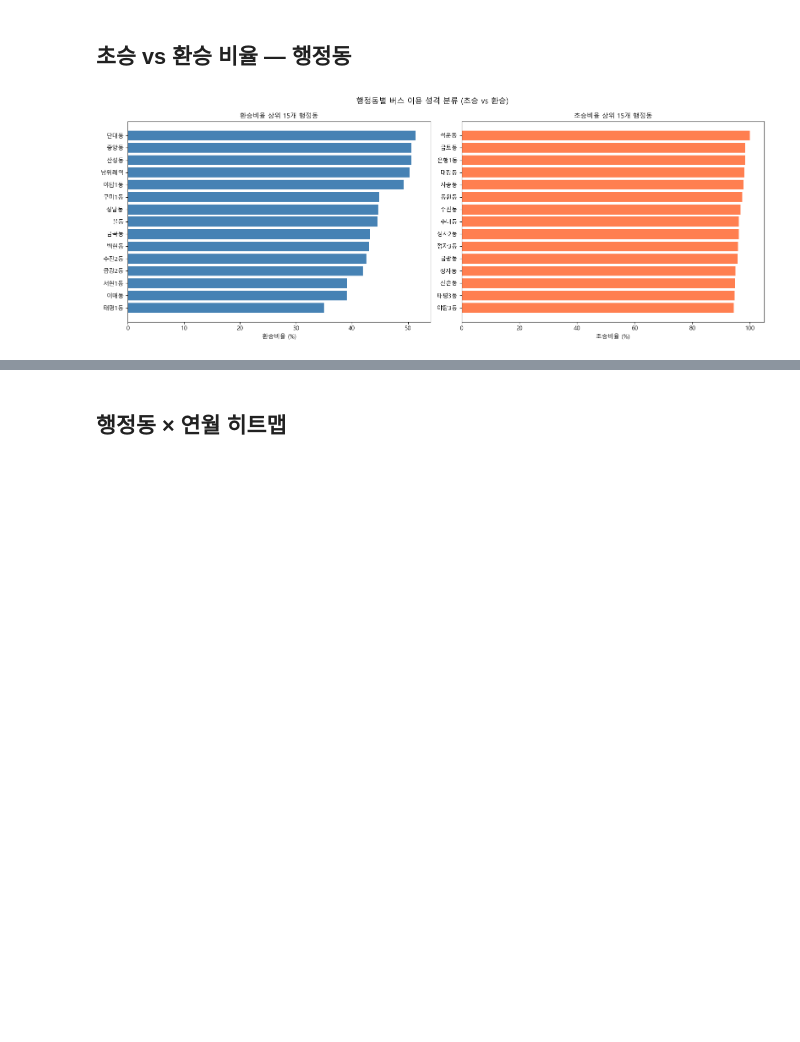
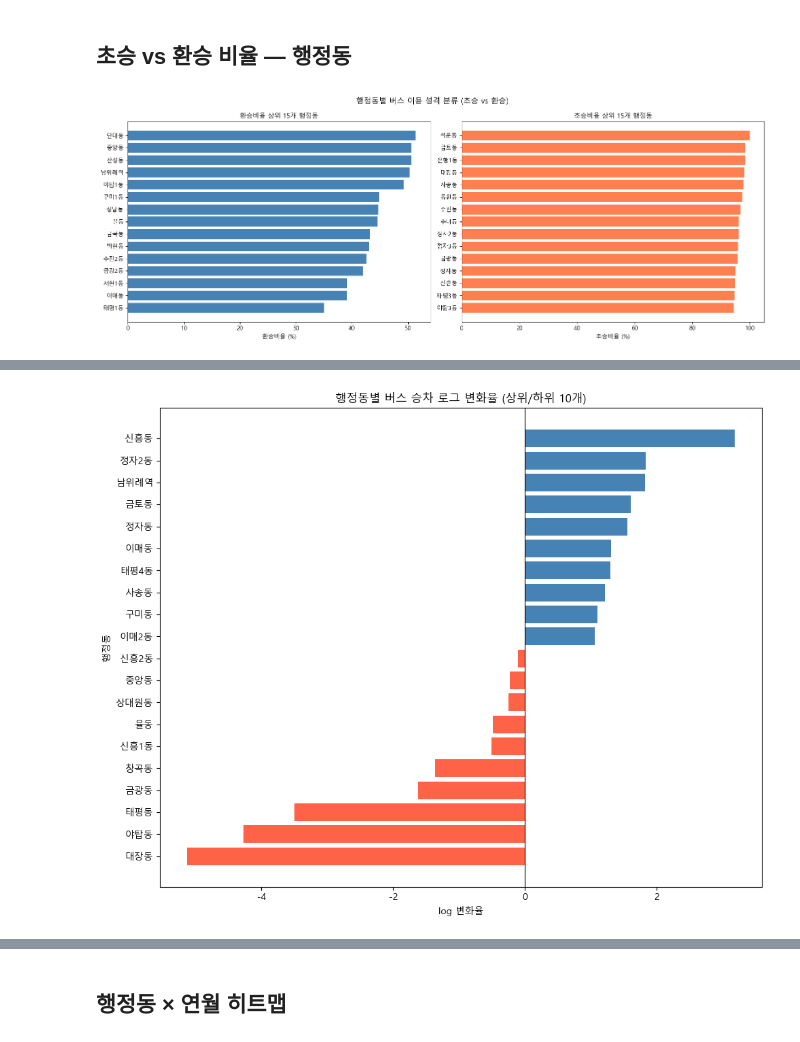
Before and after one commit to bulsajo1/final_project, a Jupyter notebook: sungju/EDA_교통.ipynb, the cells around one changed output, grey strips where cells are left out. Cells and saved outputs as stored; diff of their text form; code cells hidden in the pictures; blank space fills up the shorter version.

```diff
--- a/sungju/EDA_교통.ipynb
+++ b/sungju/EDA_교통.ipynb
@@ -237,0 +282,44 @@ plt.show()
+# %%
+import numpy as np
+import pandas as pd
+
+#  행정동별 시작 / 끝 값
+dong_start = dong_m.sort_values('승하차일자').groupby('행정동').first()
+dong_end   = dong_m.sort_values('승하차일자').groupby('행정동').last()
+
+#  합치기
+df_rate = pd.DataFrame({
+    'start': dong_start['승차합계'],
+    'end':   dong_end['승차합계']
+})
+
+#  필터 (너무 작은 값 제거)
+df_rate = df_rate[df_rate['start'] > 1000]
+
+# 로그 변화율
+df_rate['log_rate'] = np.log(df_rate['end'] / df_rate['start'])
+
+
+df_rate = df_rate.sort_values('log_rate', ascending=False)
+
+import matplotlib.pyplot as plt
+
+top10    = df_rate.head(10)
+bottom10 = df_rate.tail(10)
+plot_df  = pd.concat([top10, bottom10])
+
+colors = ['steelblue' if x > 0 else 'tomato' for x in plot_df['log_rate']]
+
+plt.figure(figsize=(10, 8))
+plt.barh(plot_df.index, plot_df['log_rate'], color=colors)
+plt.axvline(0, color='black', linewidth=0.8)
+
+plt.title('행정동별 버스 승차 로그 변화율 (상위/하위 10개)')
+plt.xlabel('log 변화율')
+plt.ylabel('행정동')
+
+plt.gca().invert_yaxis()
+plt.tight_layout()
+plt.show()
+# %% [output]
+[figure, added]
```
Also changed, not shown: parts of 72 cells of this notebook, 1 other file.
